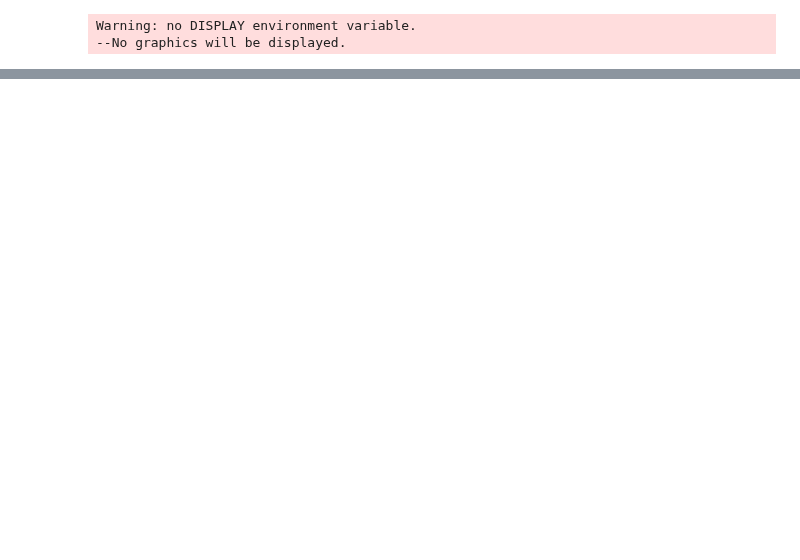
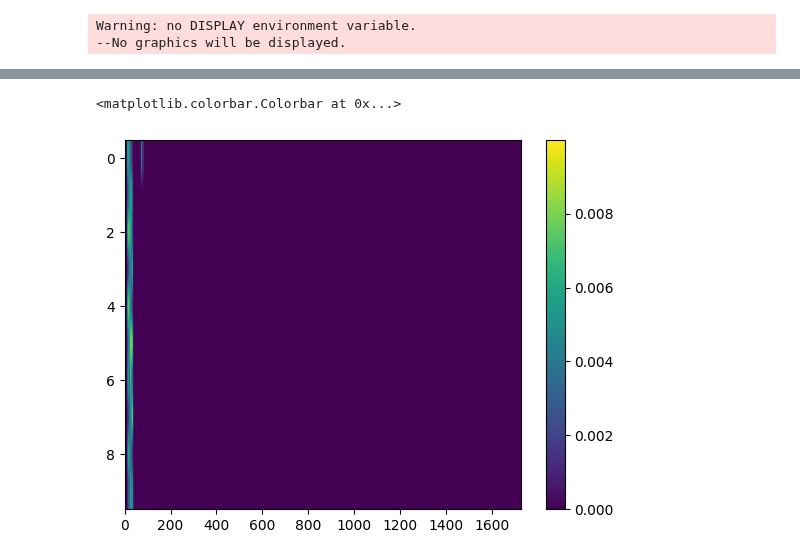
Before and after one commit to ntolley/bayesian_surrogates, a Jupyter notebook: surrogate_network.ipynb, the cells around one changed output, grey strips where cells are left out. Saved outputs shown, nothing was run; the diff lists cells and outputs as text; code cells hidden in the pictures; blank space fills up the shorter version.

```diff
--- a/surrogate_network.ipynb
+++ b/surrogate_network.ipynb
@@ -504,3 +528,9 @@ Text(0, 0.5, 'Power')
+# %%
+plt.imshow(model.connectivity_dict['L2_basket'].detach().cpu().numpy()[:,0,:], aspect='auto')
+plt.colorbar()
+# %% [output]
+<matplotlib.colorbar.Colorbar at 0x...>
+[figure, added]
 # %%
 # optim_res = {
 #     'losses': losses,
```
Also changed, not shown: parts of 16 cells of this notebook, 6 other files.
